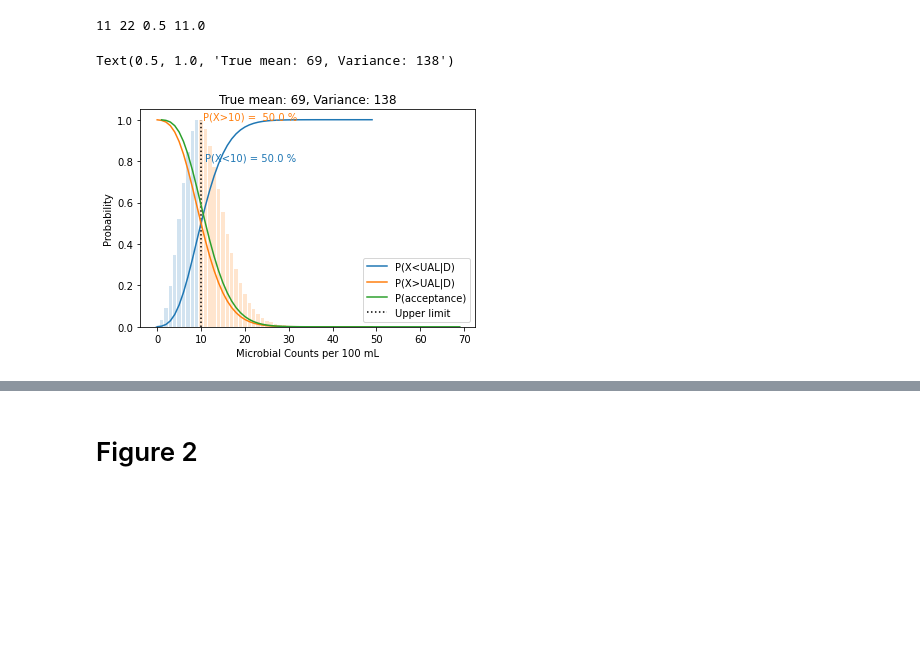
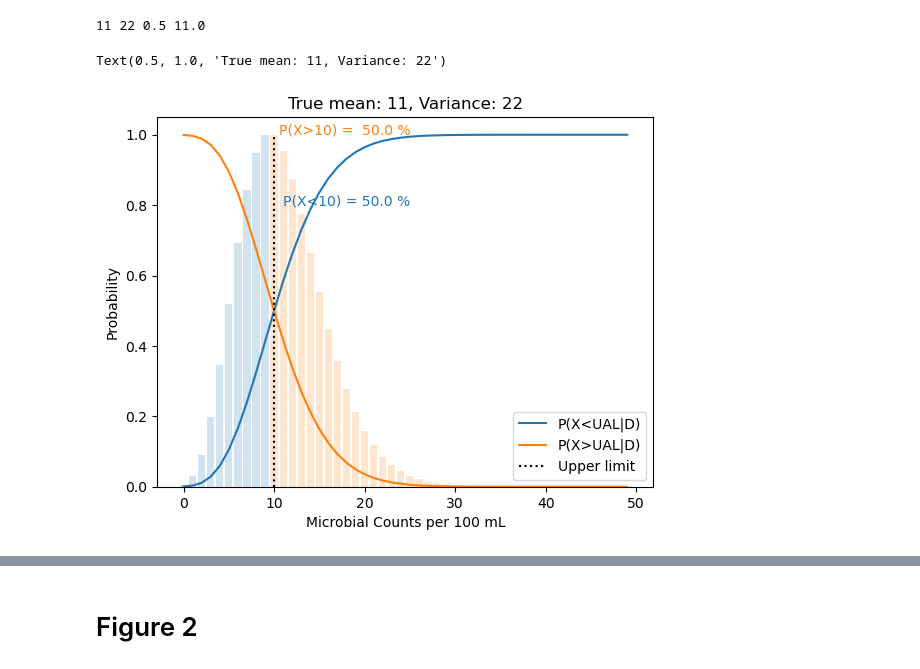
Before and after one commit to MoritzImendoerffer/bioburden_limits, a Jupyter notebook: yang_2013.ipynb, the cells around one changed output, grey strips where cells are left out. Drawn from its saved outputs; the diff is of its cells as text; code cells hidden in the pictures; blank space fills up the shorter version.

```diff
--- a/yang_2013.ipynb
+++ b/yang_2013.ipynb
@@ -7,53 +39,47 @@ from matplotlib import pyplot as plt
 # %%
 """
-This figure does not resemble the figure from the paper to 100 % although it yields the same result. I like this representation more.
+This figure does not aresemble the figure from the paper to 100 % although it yields the same result. I like this representation more.
 This figure answers: z.B. P(X<UAL|D, ual) with varying UAL and fixed y axis. The figure showes 1-CDF als acceptance probability although
 the CDF is used to calculate P(X<UAL|D) which is more intuitive (for non statistical thinker) and misleading (when implementing it)
 at the same time.
 This figure shows the probability of observing X>UAL when sampled from the underlying distribution.
 The figure in the paper answers the question, what is the probability of accepting a batch upon observing X. Whis is odd in my opinion.
 """
-mu = 11 # CFU/100mL
-var = 2*mu
-ual = 10  # upper acceptance limit'
 
-p = mu / var
-n = mu * p / (1-p)
-print(mu, var, p, n )
+# CFU/100 mL on the x axis
+xhat = np.arange(0,50)
 
-
-nb = stats.nbinom(n=n, p=p)
-xhat = np.arange(0,50)
+# the probability of observing values below xhat for the given distribution
 yhat = nb.cdf(xhat)
 yhat1 = nb.sf(xhat)
 x0 = xhat[xhat<ual]
 x1 = xhat[xhat>=ual]
 yd0 = nb.pmf(x0)
 yd1 = nb.pmf(x1)
 yd = nb.pmf(xhat)
 
 plt.plot(xhat, yhat, label='P(X<UAL|D)')
 plt.plot(xhat, yhat1, label='P(X>UAL|D)')
 #plt.plot(xhat, 1-yhat1, label='1-sf')
 #plt.bar(xhat, yd/yd.max(), alpha=0.2)
 plt.bar(x0, yd0/yd0.max(), alpha=0.2)
 plt.bar(x1, yd1/yd0.max(), alpha=0.2)
 plt.vlines(ymin=0, ymax=1, x=ual, color='black', linestyle=':', label='Upper limit')
 plt.text(x=ual*1.1, y=0.8,
          s=f'P(X<{ual:0.0f}) = {nb.cdf(ual)*100:0.1f} %',
          color='C0')
 plt.text(x=ual*1.05, y=max(yd1/yd0.max()),
          s=f'P(X>{ual:0.0f}) =  {nb.sf(ual)*100:0.1f} %',
          color='C1')
 
 plt.legend(loc='best')
 plt.xlabel('Microbial Counts per 100 mL')
 plt.ylabel('Probability')
 plt.title(f'True mean: {mu}, Variance: {var}')
 # %% [output]
 11 22 0.5 11.0
-Text(0.5, 1.0, 'True mean: 69, Variance: 138')
+Text(0.5, 1.0, 'True mean: 11, Variance: 22')
-[figure, old version]
+[figure, new version]
 # %%
 """
 This plot resembles figure 1
```
Also changed, not shown: parts of 7 cells of this notebook, 1 other file.
